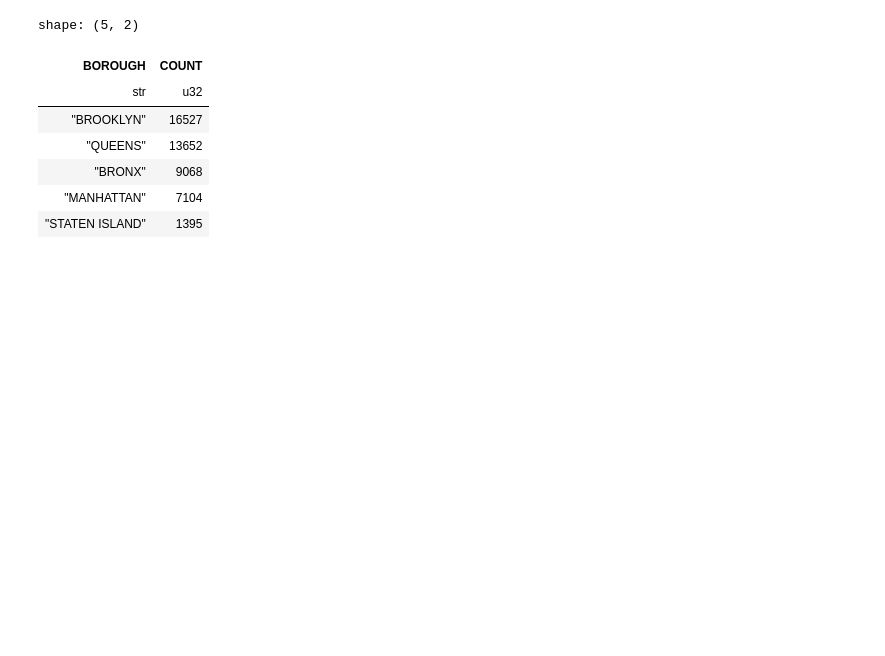
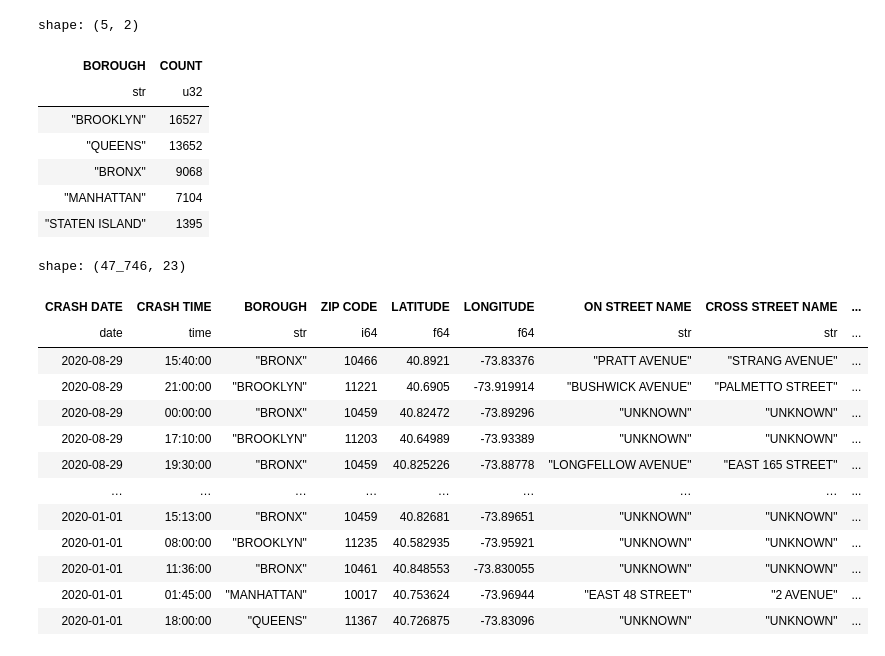
Before and after one commit to khanim-abdullayeva/CodeAlpha_Tasks, a Jupyter notebook: Task 2 - EDA/EDA.ipynb, the cells around one changed output. Saved outputs shown, nothing was run; the diff lists cells and outputs as text; code cells hidden in the pictures; blank space fills up the shorter version.

```diff
--- a/Task 2 - EDA/EDA.ipynb
+++ b/Task 2 - EDA/EDA.ipynb
@@ -147,3 +164,26 @@ shape: (5, 2)
 | "BRONX" | 9068 |
 | "MANHATTAN" | 7104 |
 | "STATEN ISLAND" | 1395 |
+# %%
+df = df.with_columns(
+    pl.col("CRASH DATE").dt.month().alias("MONTH NUMBER"),
+    pl.col("CRASH DATE").dt.strftime("%B").alias("MONTH")
+)
+# Added new columns named MONTH and MONTH NUMBER for future use in a line chart
+# %%
+df
+# %% [output]
+shape: (47_746, 23)
+| CRASH DATE | CRASH TIME | BOROUGH | ZIP CODE | LATITUDE | LONGITUDE | ON STREET NAME | CROSS STREET NAME | ... |
+| date | time | str | i64 | f64 | f64 | str | str | ... |
+| 2020-08-29 | 15:40:00 | "BRONX" | 10466 | 40.8921 | -73.83376 | "PRATT AVENUE" | "STRANG AVENUE" | ... |
+| 2020-08-29 | 21:00:00 | "BROOKLYN" | 11221 | 40.6905 | -73.919914 | "BUSHWICK AVENUE" | "PALMETTO STREET" | ... |
+| 2020-08-29 | 00:00:00 | "BRONX" | 10459 | 40.82472 | -73.89296 | "UNKNOWN" | "UNKNOWN" | ... |
+| 2020-08-29 | 17:10:00 | "BROOKLYN" | 11203 | 40.64989 | -73.93389 | "UNKNOWN" | "UNKNOWN" | ... |
+| 2020-08-29 | 19:30:00 | "BRONX" | 10459 | 40.825226 | -73.88778 | "LONGFELLOW AVENUE" | "EAST 165 STREET" | ... |
+| … | … | … | … | … | … | … | … | ... |
+| 2020-01-01 | 15:13:00 | "BRONX" | 10459 | 40.82681 | -73.89651 | "UNKNOWN" | "UNKNOWN" | ... |
+| 2020-01-01 | 08:00:00 | "BROOKLYN" | 11235 | 40.582935 | -73.95921 | "UNKNOWN" | "UNKNOWN" | ... |
+| 2020-01-01 | 11:36:00 | "BRONX" | 10461 | 40.848553 | -73.830055 | "UNKNOWN" | "UNKNOWN" | ... |
+| 2020-01-01 | 01:45:00 | "MANHATTAN" | 10017 | 40.753624 | -73.96944 | "EAST 48 STREET" | "2 AVENUE" | ... |
+| 2020-01-01 | 18:00:00 | "QUEENS" | 11367 | 40.726875 | -73.83096 | "UNKNOWN" | "UNKNOWN" | ... |
```
Also changed, not shown: parts of 9 cells of this notebook.
